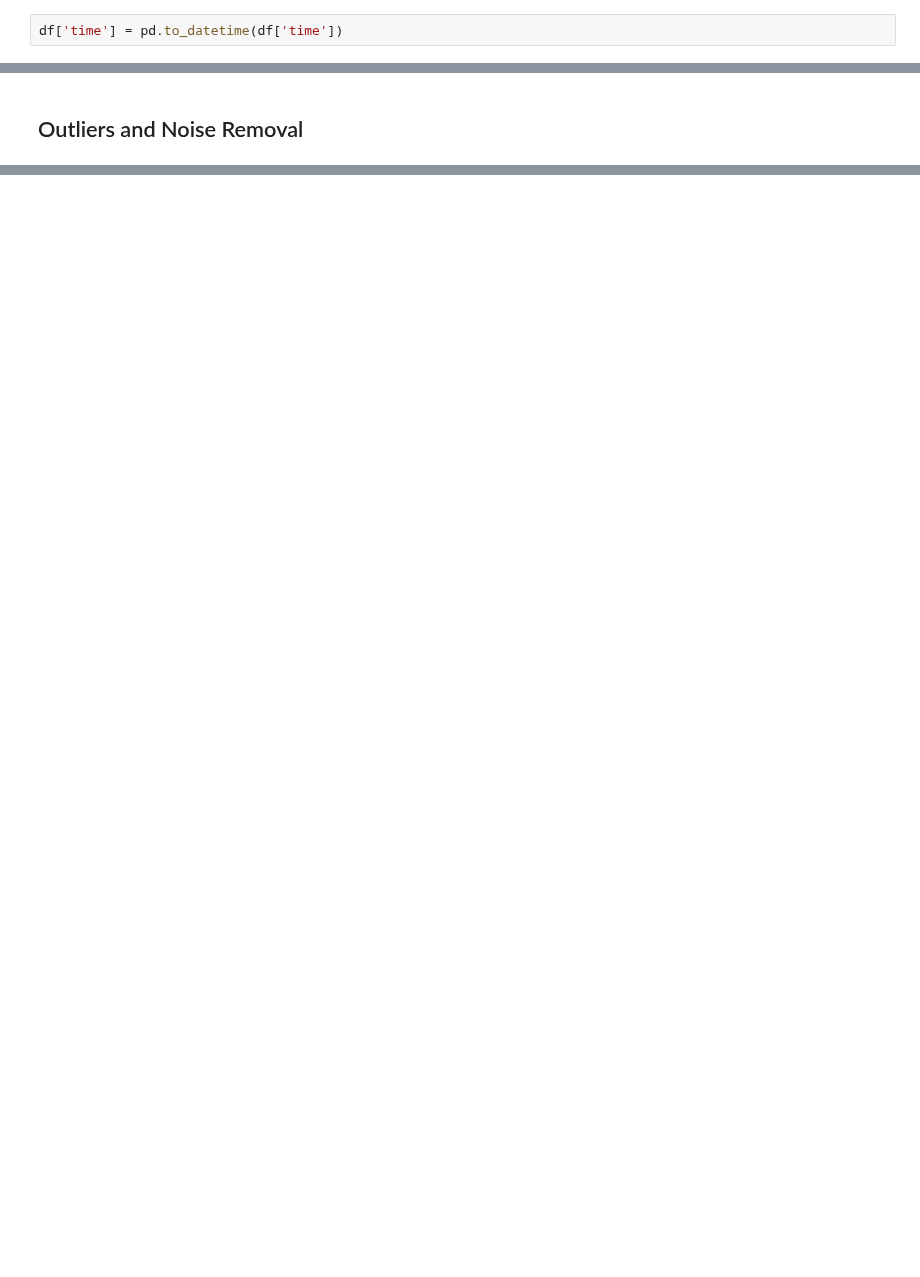
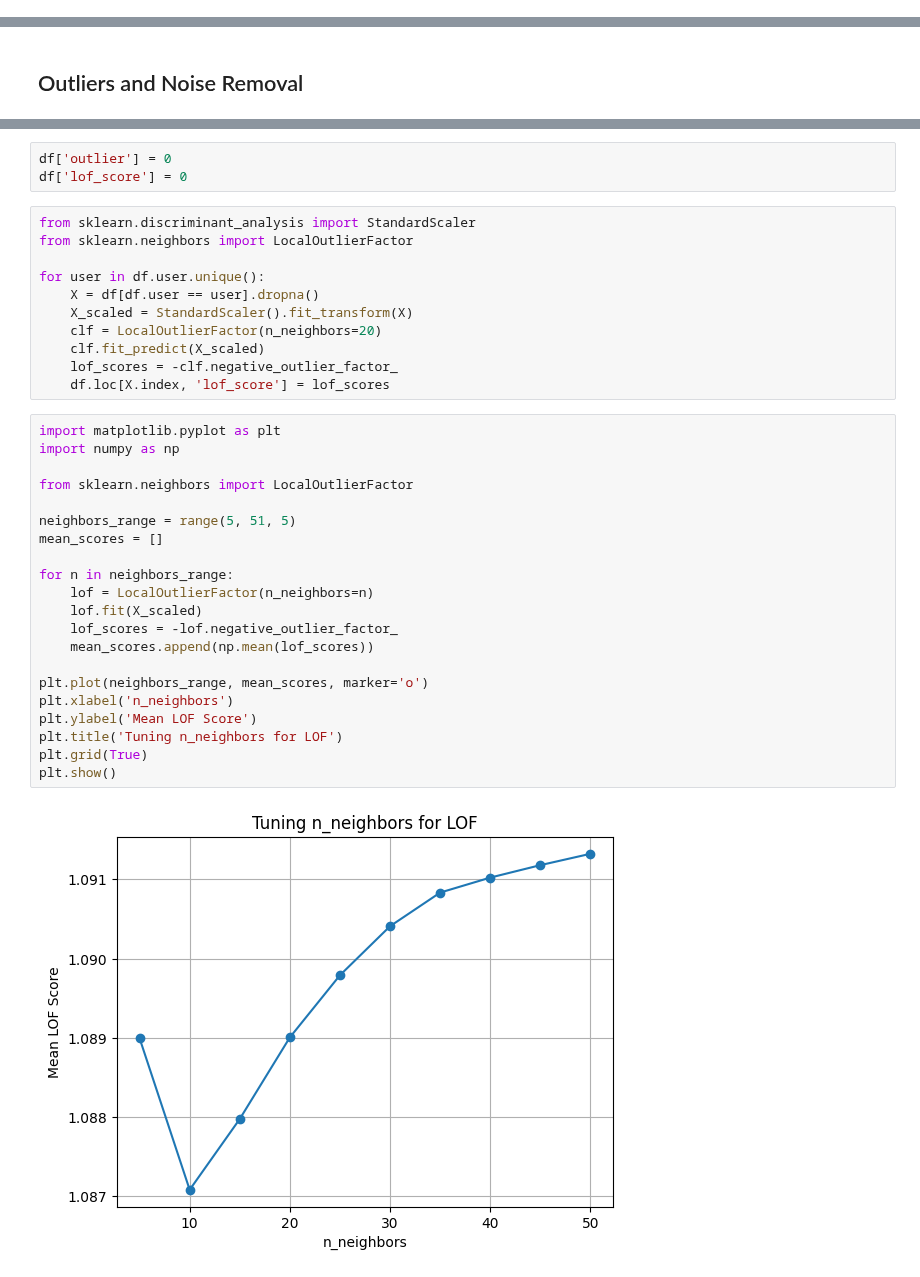
Before and after one commit to ERJLM/ML4QS, a Jupyter notebook: src/imputation_and_outliers.ipynb, the cells around one changed output, grey strips where cells are left out. Cells and saved outputs as stored; diff of their text form; blank space fills up the shorter version.

```diff
--- a/src/imputation_and_outliers.ipynb
+++ b/src/imputation_and_outliers.ipynb
@@ -26,2 +23,0 @@ df
-# %%
-df['time'] = pd.to_datetime(df['time'])
@@ -260,0 +126,37 @@ Index(['time', 'AppleStandHour', 'SleepAnalysis', 'ActiveEnergyBurned',
+# %%
+df['outlier'] = 0
+df['lof_score'] = 0
+# %%
+from sklearn.discriminant_analysis import StandardScaler
+from sklearn.neighbors import LocalOutlierFactor
+
+for user in df.user.unique():
+    X = df[df.user == user].dropna()
+    X_scaled = StandardScaler().fit_transform(X)
+    clf = LocalOutlierFactor(n_neighbors=20)
+    clf.fit_predict(X_scaled)
+    lof_scores = -clf.negative_outlier_factor_
+    df.loc[X.index, 'lof_score'] = lof_scores
+# %%
+import matplotlib.pyplot as plt
+import numpy as np
+
+from sklearn.neighbors import LocalOutlierFactor
+
+neighbors_range = range(5, 51, 5)
+mean_scores = []
+
+for n in neighbors_range:
+    lof = LocalOutlierFactor(n_neighbors=n)
+    lof.fit(X_scaled)
+    lof_scores = -lof.negative_outlier_factor_
+    mean_scores.append(np.mean(lof_scores))
+
+plt.plot(neighbors_range, mean_scores, marker='o')
+plt.xlabel('n_neighbors')
+plt.ylabel('Mean LOF Score')
+plt.title('Tuning n_neighbors for LOF')
+plt.grid(True)
+plt.show()
+# %% [output]
+[figure, added]
```
Also changed, not shown: parts of 55 cells of this notebook, 2 other files.
